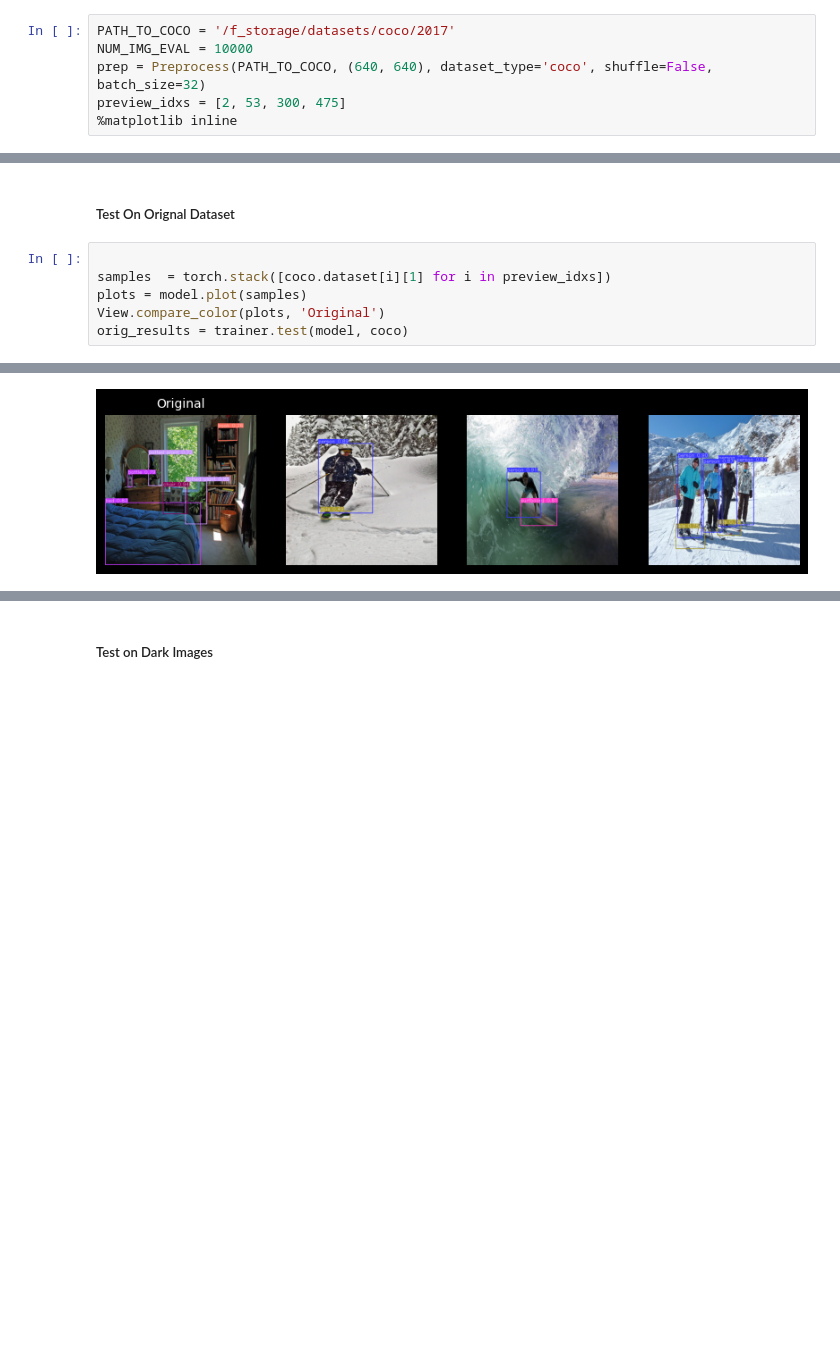
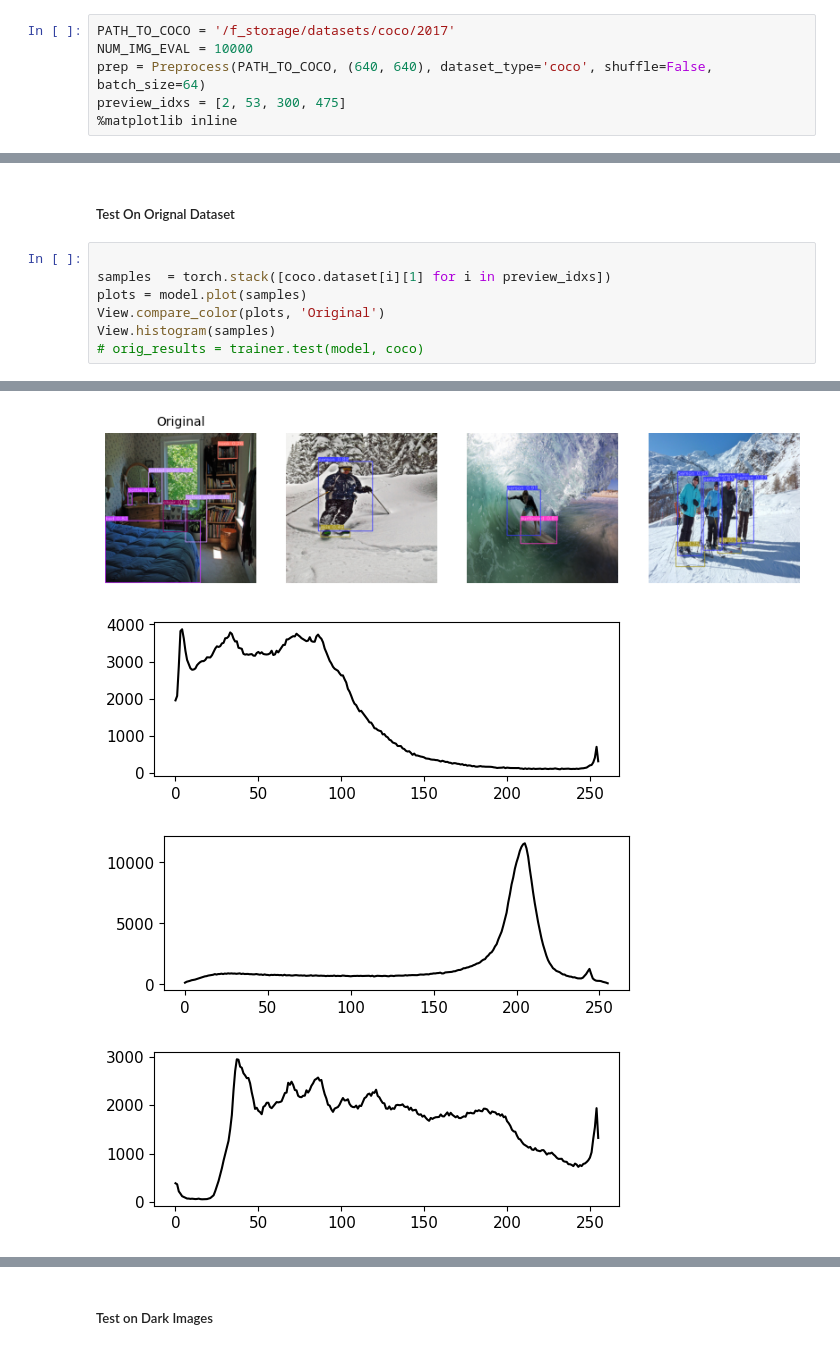
Before and after one commit to jjsuperpower/FIND, a Jupyter notebook: test_yolov8.ipynb, the cells around one changed output, grey strips where cells are left out. Cells and saved outputs as stored; diff of their text form; blank space fills up the shorter version.

Commit message:
added histogram to View

```diff
--- a/test_yolov8.ipynb
+++ b/test_yolov8.ipynb
@@ -35,7 +35,7 @@ def compare_ds(trainer, model, dataloaders, labels, preview_idxs:list, view_only
 # %%
 PATH_TO_COCO = '/f_storage/datasets/coco/2017'
 NUM_IMG_EVAL = 10000
-prep = Preprocess(PATH_TO_COCO, (640, 640), dataset_type='coco', shuffle=False, batch_size=32)
+prep = Preprocess(PATH_TO_COCO, (640, 640), dataset_type='coco', shuffle=False, batch_size=64)
 preview_idxs = [2, 53, 300, 475]
 %matplotlib inline
 # %%
@@ -51,5 +51,6 @@ trainer = pl.Trainer(accelerator='auto', limit_test_batches=10)
 samples  = torch.stack([coco.dataset[i][1] for i in preview_idxs])
 plots = model.plot(samples)
 View.compare_color(plots, 'Original')
-orig_results = trainer.test(model, coco)
+View.histogram(samples)
+# orig_results = trainer.test(model, coco)
 # %% [output]
@@ -62 +58,4 @@ To enable them in other operations, rebuild TensorFlow with the appropriate comp
-[figure, old version]
+[figure, new version]
+[figure, added]
+[figure, added]
+[figure, added]
```
Also changed, not shown: parts of 5 cells of this notebook, 1 other file.
